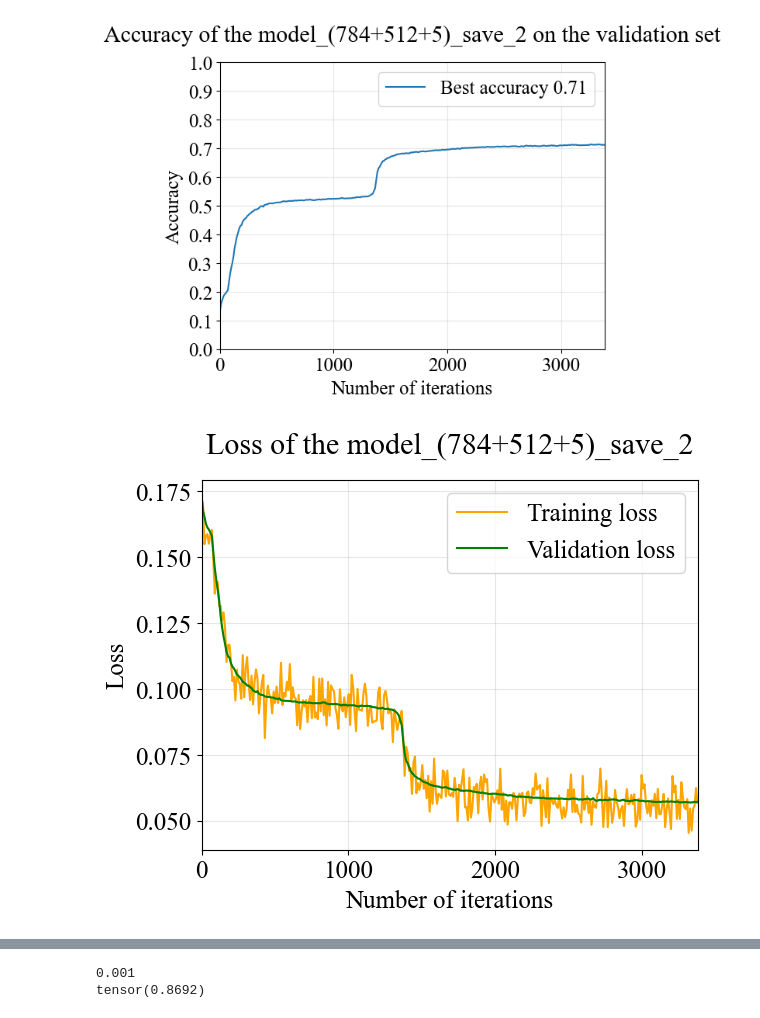
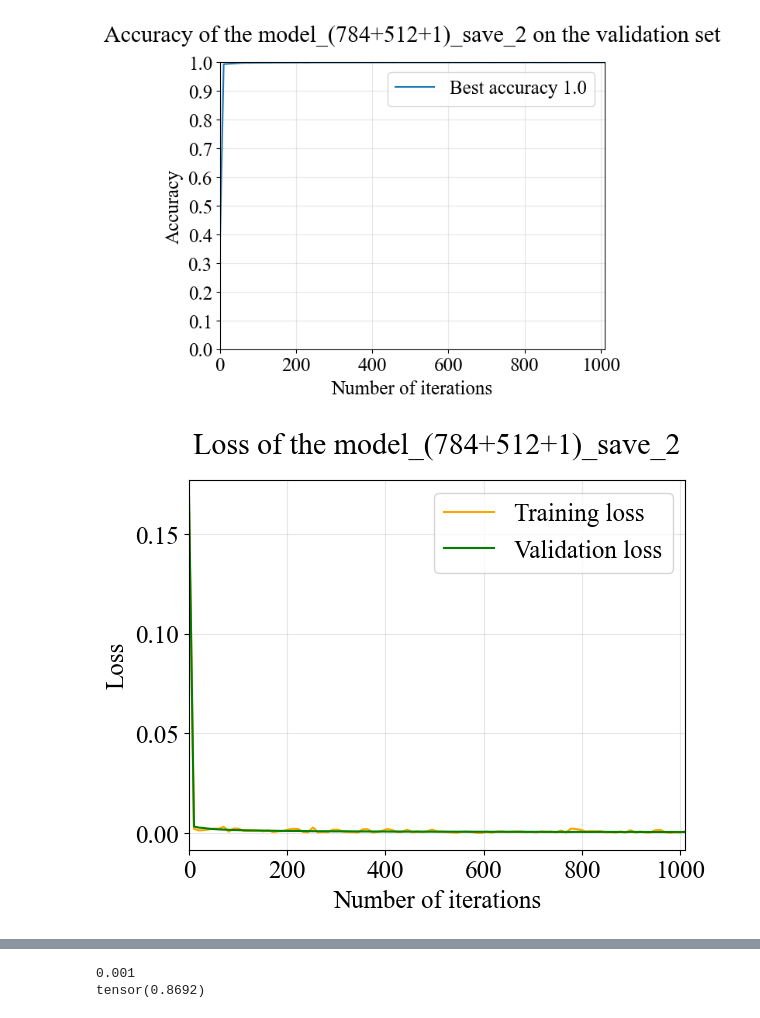
Before and after one commit to HugoVidal1/Stage_P3A_IdePHICS, a Jupyter notebook: fashion-mnist/classifiers_constructor.ipynb, the cells around one changed output, grey strips where cells are left out. Drawn from its saved outputs; the diff is of its cells as text; code cells hidden in the pictures.

```diff
--- a/fashion-mnist/classifiers_constructor.ipynb
+++ b/fashion-mnist/classifiers_constructor.ipynb
@@ -170,7 +170,6 @@ class two_layer_NN(nn.Module):
         self.validation_loss_trajectory = []
         self.training_loss_trajectory = []
         self.accuracy_trajectory = []
-        self.classes_accuracies_trajectories = []
         # Activation = ReLU
         # Loss = 0.5*MSE
         # Optimizer = GD
@@ -183,7 +182,7 @@ class two_layer_NN(nn.Module):
         return output, z2, h1, z1
 
     # coef_iter est a ajusté en fonction du seuil kappa_eff d'apprentissage des données.
-    def train_layers(self, x_train, y_train, x_valid, y_valid, kappa = 2, lr=1e-3, reg1=0, reg2=0, eps_init=1, fraction_batch=0.01, observation_rate = 100, train_layer_1 = True, train_layer_2 = True, observation_by_class = False):
+    def train_layers(self, x_train, y_train, x_valid, y_valid, kappa = 2, lr=1e-3, reg1=0, reg2=0, eps_init=1, fraction_batch=0.01, observation_rate = 100, train_layer_1 = True, train_layer_2 = True):
         # Initializing the training chronometer
         start = time.time()
         unwanted_time = 0
@@ -223,15 +222,7 @@ class two_layer_NN(nn.Module):
                 self.validation_loss_trajectory.append(validation_loss.item())
                 accuracy = torch.mean((torch.argmax(self.forward(x_valid)[0], dim=1) == torch.argmax(y_valid, dim=1)).to(dtype))
                 self.accuracy_trajectory.append(accuracy.item())
-                accuracy_by_class = []
-                if observation_by_class :
-                    for classe in range(self.number_of_classes):
-                        correct_class_pred = ((torch.argmax(self.forward(x_valid)[0], dim=1) == torch.argmax(y_valid, dim=1)) & (torch.argmax(y_valid, dim=1) == classe)).sum()
-                        total_class_data = (torch.argmax(y_valid, dim=1) == classe).sum()
-                        class_accuracy = correct_class_pred/total_class_data
-                        accuracy_by_class.append(class_accuracy)
-                    self.classes_accuracies_trajectories.append(accuracy_by_class)
-                print("Iteration", i, "Training loss", training_loss.item(), "Validation loss", validation_loss.item(), "Accuracy", accuracy.item(), 'Accuracies by class', accuracy_by_class)
+                print("Iteration", i, "Training loss", training_loss.item(), "Validation loss", validation_loss.item(), "Accuracy", accuracy.item())
                 # Soustraction du temps de sauvegarde
                 unwanted_time += time.time() - unwanted_time_begin
 
@@ -513,7 +504,7 @@ class binary_classification_two_layer_NN(nn.Module):
             # Calcul de la moyenne empirique de dLoss/db2 par backpropagation
             grad_b2 = (torch.mean(grad_z2, dim=0).unsqueeze(1)).to(dtype)
 
-            if i == 1000:
+            if i == 8000:
                 break
             # print("grad_output" ,grad_output[0:2,0])
             # print("grad_z2",grad_z2[0:2,0])
@@ -684,7 +675,7 @@ class binary_classification_three_layer_NN(nn.Module):
             del x_minibatch, y_minibatch, output, z3, h2, z2, h1, z1, grad_output, grad_z3, grad_h2, grad_z2, grad_h1, grad_z1, grad_W1, grad_b1, grad_W2, grad_b2, grad_W3, grad_b3
             gc.collect()
 
-            if i == 1000:
+            if i == 8000:
                 break
 
         # Calcul de la durée d'entrainement
@@ -737,13 +834,11 @@ model_3_layer_1_untrained = three_layer_NN(784, 2048, 2048, 10)
 model_3_layer_1_untrained.train_layers(x_train, y_train, x_valid, y_valid, 2, 1e-4, 0, 0, 0, 1, 0.01, 10, True, False, True)
 # %%
 save = True
-accuracies_by_class = True
-
-date = "02_05_25_"
+date = "01_05_25_"
 if save :
     # Save the model
-    model = model_2_layer
-    model_name = "model_(784+512+5)_save_2"
+    model = binary_model_2_layer
+    model_name = "model_(784+512+1)_save_2"
     save_path = "Classifiers/" + date + model_name + "/"
     os.makedirs(save_path, exist_ok=True)
     torch.save(model , save_path + model_name + ".pt")
@@ -797,61 +892,32 @@ if save :
     plt.grid(alpha=0.3)
     plt.title("Accuracy of the " + model_name + " on the validation set", pad = 20)
     plt.legend()
     plt.savefig(save_path + "figures/kappa_accuracy_of_" + model_name + ".png", bbox_inches='tight')
     plt.savefig(save_path + "figures/kappa_accuracy_of_" + model_name + ".svg", bbox_inches='tight')
     data = np.column_stack((kappa, model.accuracy_trajectory))
     np.savetxt(save_path + "figures/kappa_accuracy_" + model_name + ".txt", data, delimiter=",", header="kappa, accuracy")
     plt.show()
 
     # Plot training and validation loss
     kappa = [np.log(n)/np.log(model.input_dimension) for n in np.linspace(1, len(model.training_loss_trajectory)*model.observation_rate, len(model.training_loss_trajectory))]
     plt.plot(kappa, model.training_loss_trajectory, label = "Training loss", color = "orange")
     plt.plot(kappa, model.validation_loss_trajectory, label = "Validation loss", color = "green")
     plt.xlim(0, np.max(kappa))
     plt.xlabel(r"$\kappa  = \frac{ln(n)}{ln(d)}$")
     plt.ylabel("Loss")
     plt.grid(alpha=0.3)
     plt.title("Loss of the " + model_name, pad = 20)
     plt.legend()
     plt.savefig(save_path + "figures/kappa_loss_of_" + model_name + ".png", bbox_inches='tight')
     plt.savefig(save_path + "figures/kappa_loss_of_" + model_name + ".svg", bbox_inches='tight')
     data_training = np.column_stack((kappa, model.training_loss_trajectory))
     np.savetxt(save_path + "figures/kappa_loss_training_" + model_name + ".txt", data_training, delimiter=",", header="kappa, training_loss")
     data_validation = np.column_stack((kappa, model.validation_loss_trajectory))
     np.savetxt(save_path + "figures/kappa_loss_validation_" + model_name + ".txt", data_validation, delimiter=",", header="kappa, validation_loss")
     plt.show()
 
-    # if accuracies_by_class :
-    #     for i in range(len(model.classes_accuracies_trajectories[0])) :
-    #         plt.plot(np.linspace(1,len(model.classes_accuracies_trajectories)*model.observation_rate, len(model.classes_accuracies_trajectories)), model.classes_accuracies_trajectories[:][i], label = 'Classe' + str(i))
-    #     plt.xlim(0, len(model.classes_accuracies_trajectories)*model.observation_rate)
-    #     plt.xlabel('Number of iterations')
-    #     plt.ylabel("Loss")
-    #     plt.grid(alpha=0.3)
-    #     plt.title("Losses of the " + model_name + ' for each classes', pad = 20)
-    #     plt.legend()
-    #     plt.savefig(save_path + "figures/Accuracies_of_the_" + model_name + "for_each_classes.png", bbox_inches='tight')
-    #     plt.savefig(save_path + "figures/Accuracies_of_the_" + model_name + "for_each_classes.svg", bbox_inches='tight')
-    #     data_validation = np.column_stack(np.linspace(1,len(model.classes_accuracies_trajectories)*model.observation_rate, model.validation_loss_trajectory))
-    #     np.savetxt(save_path + "figures/Accuracies_of_the_" + model_name + "for_each_classes.txt", data_validation, delimiter=",", header="N_iter, validation_loss")
-    #     plt.show()
-
-    #     kappa = [np.log(n)/np.log(model.input_dimension) for n in np.linspace(1, len(model.classes_accuracies_trajectories)*model.observation_rate, len(model.classes_accuracies_trajectories))]
-    #     for i in range(len(model.classes_accuracies_trajectories[0])) :
-    #         plt.plot(kappa, model.classes_accuracies_trajectories[:][i], label = 'Classe' + str(i))
-    #     plt.xlim(0, mp.max(kappa))
-    #     plt.xlabel(r"$\kappa  = \frac{ln(n)}{ln(d)}$")
-    #     plt.ylabel("Accuracy")
-    #     plt.grid(alpha=0.3)
-    #     plt.title("Accuracies of the " + model_name + ' for each classes', pad = 20)
-    #     plt.legend()
-    #     plt.savefig(save_path + "figures/kappa_ccuracies_of_the_" + model_name + "for_each_classes.png", bbox_inches='tight')
-    #     plt.savefig(save_path + "figures/kappa_ccuracies_of_the_" + model_name + "for_each_classes.svg", bbox_inches='tight')
-    #     data_validation = np.column_stack(kappa, model.classes_accuracies_trajectories))
-    #     np.savetxt(save_path + "figures/kappa_accuracies_of_the_" + model_name + "for_each_classes.txt", data_validation, delimiter=",", header="kappa, validation_loss")
-    #     plt.show()
 else:
     print("No save")
 # %% [output]
-[figure, old version]
+[figure, new version]
-[figure, old version]
+[figure, new version]
```
Also changed, not shown: parts of 10 cells of this notebook.
